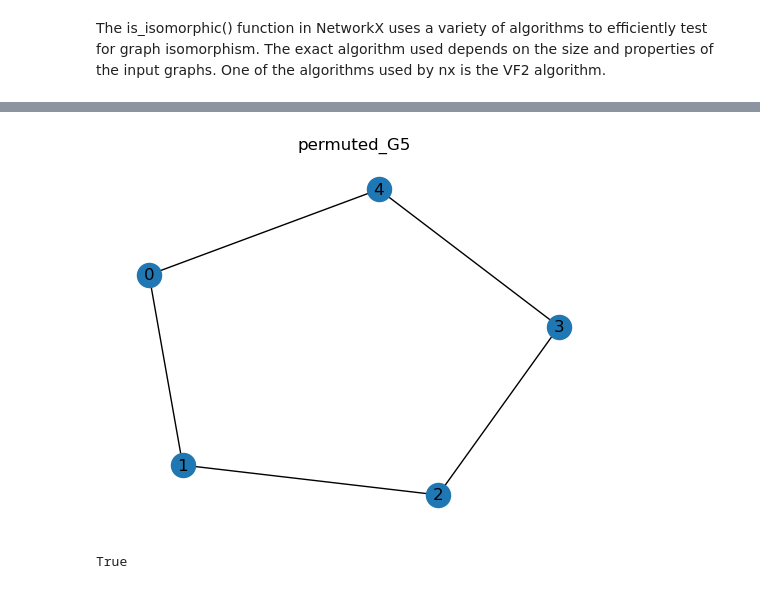
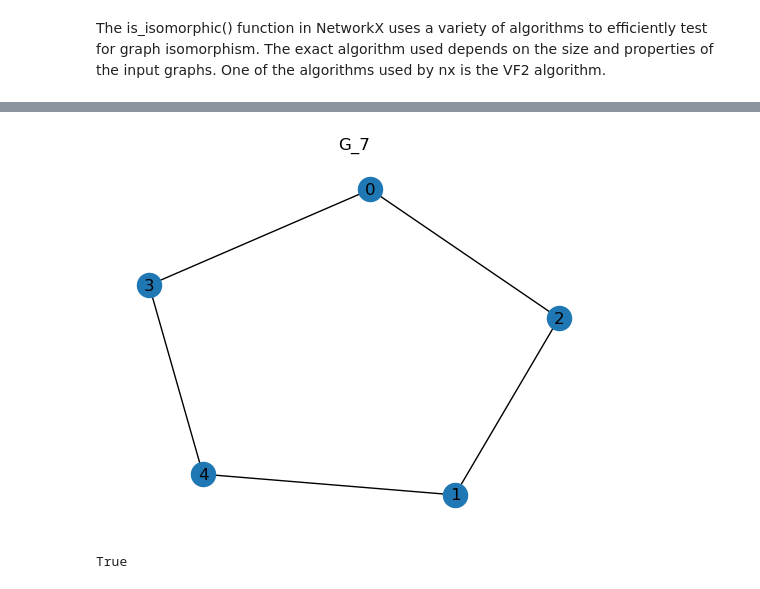
Before and after one commit to RoseDownes/Graph_Theory_Project, a Jupyter notebook: graph_isomorphism.ipynb, the cells around one changed output, grey strips where cells are left out. Cells and saved outputs as stored; diff of their text form; code cells hidden in the pictures.

```diff
--- a/graph_isomorphism.ipynb
+++ b/graph_isomorphism.ipynb
@@ -116,25 +118,22 @@ adj_matrix = np.array([[0, 1, 0, 0, 1],
 
 # Create the graph from the adjacency matrix
 G5 = nx.from_numpy_array(adj_matrix)
-# %%
-# Define the adjacency matrix
-adj_matrix = np.array([[0, 1, 1, 1, 1, 1],
-                       [1, 0, 0, 0, 0, 0],
-                       [1, 0, 0, 0, 0, 0],
-                       [1, 0, 0, 0, 0, 0],
-                       [1, 0, 0, 0, 0, 0],
-                       [1, 0, 0, 0, 0, 0]])
-
-# Create the graph from the adjacency matrix
-G5 = nx.from_numpy_array(adj_matrix)
 # %%
 # Generate all possible permutations of the node labels
 perms = itertools.permutations(range(len(G5.nodes())))
 
+# a list to store the permuted graphs
+permuted_graphs = []
+permuted_adj_matrix_graph = []
+
+
 # Iterate over each permutation and permute the adjacency matrix
-for perm in perms:
-    permuted_adj_matrix = adj_matrix[np.ix_(list(perm), list(perm))]
-    permuted_G5 = nx.from_numpy_array(permuted_adj_matrix)
+with open("data/permuted_adj_matrices.txt", "w") as f:
+    for perm in perms:
+        permuted_adj_matrix = adj_matrix[np.ix_(list(perm), list(perm))]
+        permuted_G5 = nx.from_numpy_array(permuted_adj_matrix)
 
-# tab the print to see all, will print last one for now
-print(permuted_adj_matrix)
+    # writing to file
+        f.write(str(permuted_adj_matrix) + "\n")
+        permuted_graphs.append(permuted_G5)
+        permuted_adj_matrix_graph.append(permuted_adj_matrix)
@@ -146,0 +140,7 @@ print(permuted_adj_matrix)
+# %%
+# printing one permuted_adj_matrix for example
+# extract graph 7(random number) from the list and print its matrix
+G_7 = permuted_graphs[7]
+print(G_7)
+G_7_matrix = permuted_adj_matrix_graph[7]
+print(G_7_matrix)
@@ -152,7 +159,7 @@ nx.draw_random(G5, with_labels=True)
 # %%
-plt.title("permuted_G5")
-nx.draw_spring(permuted_G5, with_labels=True)
+plt.title("G_7")
+nx.draw_spring(G_7, with_labels=True)
 # %% [output]
-[figure, old version]
+[figure, new version]
 # %%
 # checking are they isomorphic
```
Also changed, not shown: parts of 11 cells of this notebook, 2 other files.
